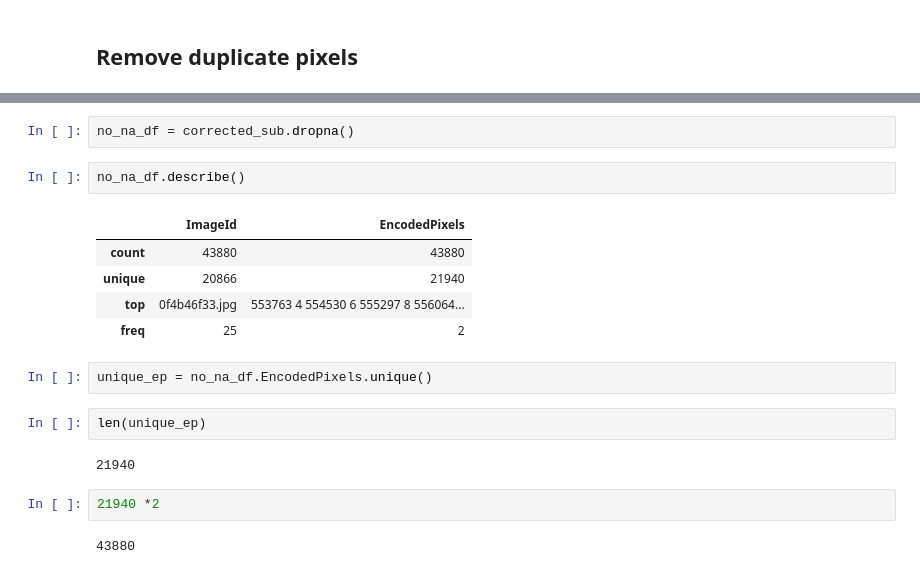
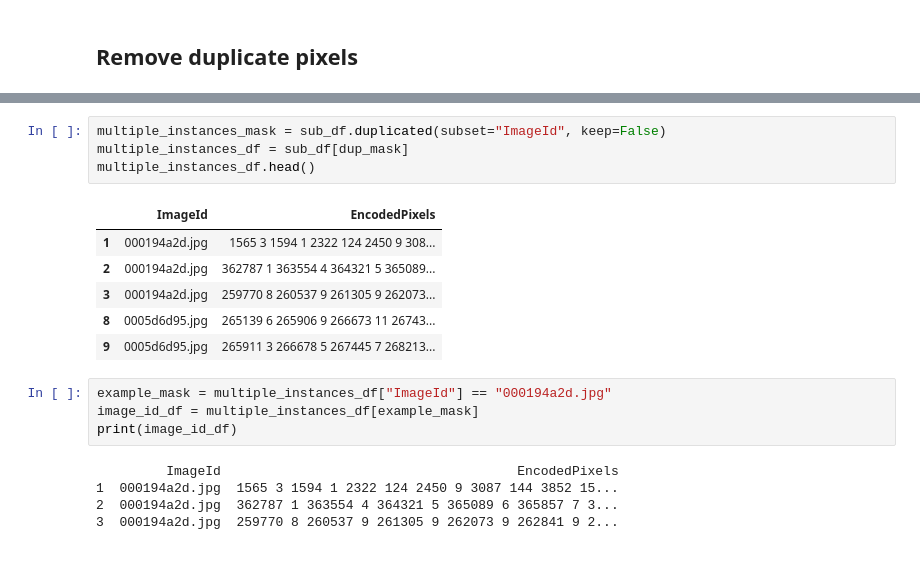
Before and after one commit to gabrielgarza/Mask_RCNN, a Jupyter notebook: samples/ship/Explore Submissions.ipynb, the cells around one changed output, grey strips where cells are left out. Drawn from its saved outputs; the diff is of its cells as text.

```diff
--- a/samples/ship/Explore Submissions.ipynb
+++ b/samples/ship/Explore Submissions.ipynb
@@ -83,20 +106,20 @@ dtype: int64
-# %%
-no_na_df = corrected_sub.dropna()
-# %%
-no_na_df.describe()
-# %% [output]
-|  | ImageId | EncodedPixels |
-| count | 43880 | 43880 |
-| unique | 20866 | 21940 |
-| top | 0f4b46f33.jpg | 553763 4 554530 6 555297 8 556064... |
-| freq | 25 | 2 |
-# %%
-unique_ep = no_na_df.EncodedPixels.unique()
-# %%
-len(unique_ep)
-# %% [output]
-21940
-# %%
-21940 *2
-# %% [output]
-43880
+# %%
+multiple_instances_mask = sub_df.duplicated(subset="ImageId", keep=False)
+multiple_instances_df = sub_df[dup_mask]
+multiple_instances_df.head()
+# %% [output]
+|  | ImageId | EncodedPixels |
+| 1 | 000194a2d.jpg | 1565 3 1594 1 2322 124 2450 9 308... |
+| 2 | 000194a2d.jpg | 362787 1 363554 4 364321 5 365089... |
+| 3 | 000194a2d.jpg | 259770 8 260537 9 261305 9 262073... |
+| 8 | 0005d6d95.jpg | 265139 6 265906 9 266673 11 26743... |
+| 9 | 0005d6d95.jpg | 265911 3 266678 5 267445 7 268213... |
+# %%
+example_mask = multiple_instances_df["ImageId"] == "000194a2d.jpg"
+image_id_df = multiple_instances_df[example_mask]
+print(image_id_df)
+# %% [output]
+         ImageId                                      EncodedPixels
+1  000194a2d.jpg  1565 3 1594 1 2322 124 2450 9 3087 144 3852 15...
+2  000194a2d.jpg  362787 1 363554 4 364321 5 365089 6 365857 7 3...
+3  000194a2d.jpg  259770 8 260537 9 261305 9 262073 9 262841 9 2...
```
Also changed, not shown: parts of 9 cells of this notebook, 3 other files.
